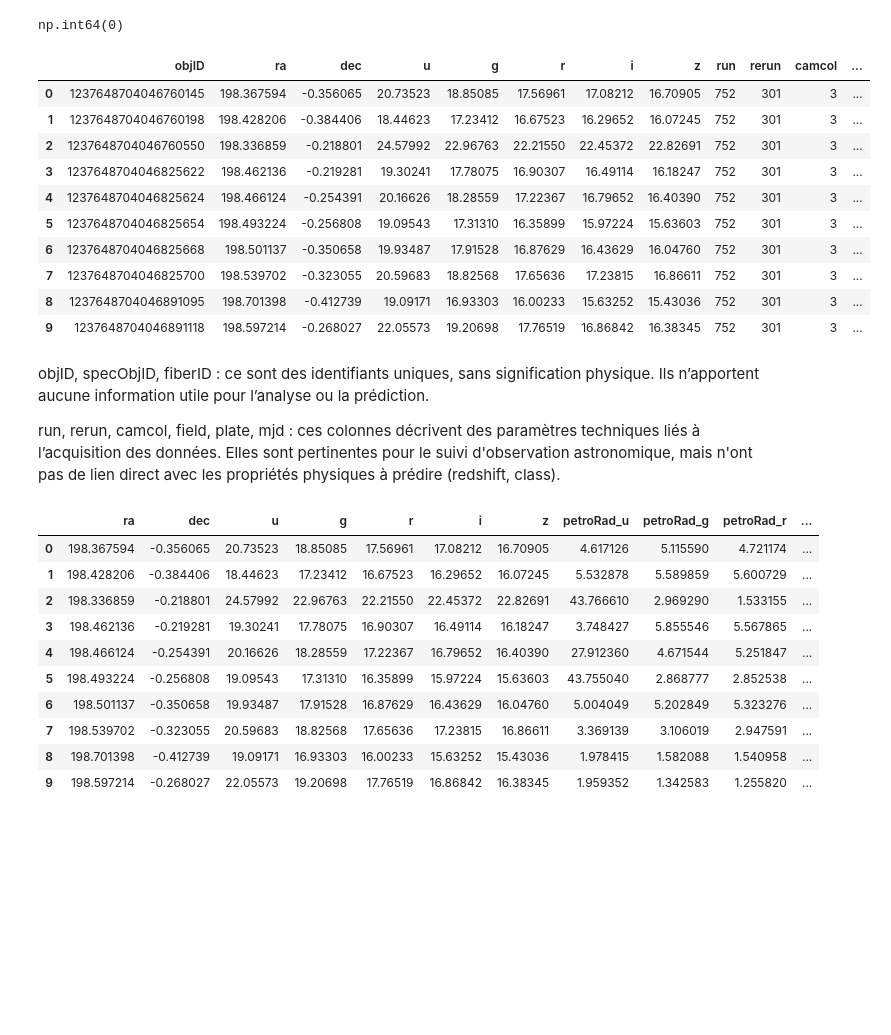
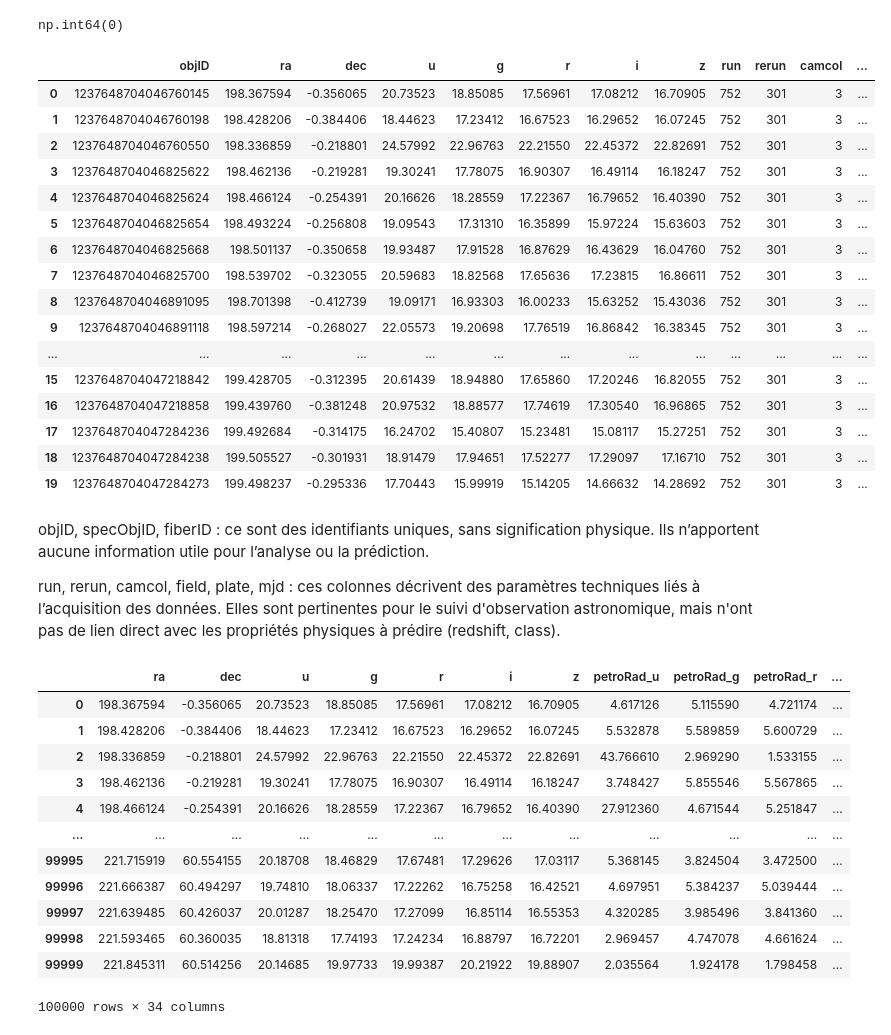
Before and after one commit to FDSena/SDSS_PROJECT_DA, a Jupyter notebook: projet.ipynb, the cells around one changed output. Saved outputs shown, nothing was run; the diff lists cells and outputs as text; code cells hidden in the pictures; blank space fills up the shorter version.

```diff
--- a/projet.ipynb
+++ b/projet.ipynb
@@ -21,23 +21,29 @@ np.int64(0)
 # %%
 # Désactiver toute limite d'affichage de colonnes
 pd.set_option("display.max_columns", None)
 pd.set_option("display.width", None)  # Largeur illimitée
 pd.set_option("display.max_colwidth", None)  # Largeur de chaque cellule
 
 # Afficher les 10 premières lignes avec toutes les colonnes visibles
-df.head(10)
+df.head(20)
 # %% [output]
 |  | objID | ra | dec | u | g | r | i | z | run | rerun | camcol | ... |
 | 0 | 1237648704046760145 | 198.367594 | -0.356065 | 20.73523 | 18.85085 | 17.56961 | 17.08212 | 16.70905 | 752 | 301 | 3 | ... |
 | 1 | 1237648704046760198 | 198.428206 | -0.384406 | 18.44623 | 17.23412 | 16.67523 | 16.29652 | 16.07245 | 752 | 301 | 3 | ... |
 | 2 | 1237648704046760550 | 198.336859 | -0.218801 | 24.57992 | 22.96763 | 22.21550 | 22.45372 | 22.82691 | 752 | 301 | 3 | ... |
 | 3 | 1237648704046825622 | 198.462136 | -0.219281 | 19.30241 | 17.78075 | 16.90307 | 16.49114 | 16.18247 | 752 | 301 | 3 | ... |
 | 4 | 1237648704046825624 | 198.466124 | -0.254391 | 20.16626 | 18.28559 | 17.22367 | 16.79652 | 16.40390 | 752 | 301 | 3 | ... |
 | 5 | 1237648704046825654 | 198.493224 | -0.256808 | 19.09543 | 17.31310 | 16.35899 | 15.97224 | 15.63603 | 752 | 301 | 3 | ... |
 | 6 | 1237648704046825668 | 198.501137 | -0.350658 | 19.93487 | 17.91528 | 16.87629 | 16.43629 | 16.04760 | 752 | 301 | 3 | ... |
 | 7 | 1237648704046825700 | 198.539702 | -0.323055 | 20.59683 | 18.82568 | 17.65636 | 17.23815 | 16.86611 | 752 | 301 | 3 | ... |
 | 8 | 1237648704046891095 | 198.701398 | -0.412739 | 19.09171 | 16.93303 | 16.00233 | 15.63252 | 15.43036 | 752 | 301 | 3 | ... |
 | 9 | 1237648704046891118 | 198.597214 | -0.268027 | 22.05573 | 19.20698 | 17.76519 | 16.86842 | 16.38345 | 752 | 301 | 3 | ... |
+| ... | ... | ... | ... | ... | ... | ... | ... | ... | ... | ... | ... | ... |
+| 15 | 1237648704047218842 | 199.428705 | -0.312395 | 20.61439 | 18.94880 | 17.65860 | 17.20246 | 16.82055 | 752 | 301 | 3 | ... |
+| 16 | 1237648704047218858 | 199.439760 | -0.381248 | 20.97532 | 18.88577 | 17.74619 | 17.30540 | 16.96865 | 752 | 301 | 3 | ... |
+| 17 | 1237648704047284236 | 199.492684 | -0.314175 | 16.24702 | 15.40807 | 15.23481 | 15.08117 | 15.27251 | 752 | 301 | 3 | ... |
+| 18 | 1237648704047284238 | 199.505527 | -0.301931 | 18.91479 | 17.94651 | 17.52277 | 17.29097 | 17.16710 | 752 | 301 | 3 | ... |
+| 19 | 1237648704047284273 | 199.498237 | -0.295336 | 17.70443 | 15.99919 | 15.14205 | 14.66632 | 14.28692 | 752 | 301 | 3 | ... |
 # %% [markdown]
 objID, specObjID, fiberID : ce sont des identifiants uniques, sans signification physique. Ils n’apportent aucune information utile pour l’analyse ou la prédiction.
 
@@ -49,7 +55,7 @@ df = df.drop(columns=[
     "plate", "mjd", "fiberID"
 ])
 # %%
-df.head(10)
+df
 # %% [output]
 |  | ra | dec | u | g | r | i | z | petroRad_u | petroRad_g | petroRad_r | ... |
 | 0 | 198.367594 | -0.356065 | 20.73523 | 18.85085 | 17.56961 | 17.08212 | 16.70905 | 4.617126 | 5.115590 | 4.721174 | ... |
@@ -57,8 +63,10 @@ df.head(10)
 | 2 | 198.336859 | -0.218801 | 24.57992 | 22.96763 | 22.21550 | 22.45372 | 22.82691 | 43.766610 | 2.969290 | 1.533155 | ... |
 | 3 | 198.462136 | -0.219281 | 19.30241 | 17.78075 | 16.90307 | 16.49114 | 16.18247 | 3.748427 | 5.855546 | 5.567865 | ... |
 | 4 | 198.466124 | -0.254391 | 20.16626 | 18.28559 | 17.22367 | 16.79652 | 16.40390 | 27.912360 | 4.671544 | 5.251847 | ... |
-| 5 | 198.493224 | -0.256808 | 19.09543 | 17.31310 | 16.35899 | 15.97224 | 15.63603 | 43.755040 | 2.868777 | 2.852538 | ... |
-| 6 | 198.501137 | -0.350658 | 19.93487 | 17.91528 | 16.87629 | 16.43629 | 16.04760 | 5.004049 | 5.202849 | 5.323276 | ... |
-| 7 | 198.539702 | -0.323055 | 20.59683 | 18.82568 | 17.65636 | 17.23815 | 16.86611 | 3.369139 | 3.106019 | 2.947591 | ... |
-| 8 | 198.701398 | -0.412739 | 19.09171 | 16.93303 | 16.00233 | 15.63252 | 15.43036 | 1.978415 | 1.582088 | 1.540958 | ... |
-| 9 | 198.597214 | -0.268027 | 22.05573 | 19.20698 | 17.76519 | 16.86842 | 16.38345 | 1.959352 | 1.342583 | 1.255820 | ... |
+| ... | ... | ... | ... | ... | ... | ... | ... | ... | ... | ... | ... |
+| 99995 | 221.715919 | 60.554155 | 20.18708 | 18.46829 | 17.67481 | 17.29626 | 17.03117 | 5.368145 | 3.824504 | 3.472500 | ... |
+| 99996 | 221.666387 | 60.494297 | 19.74810 | 18.06337 | 17.22262 | 16.75258 | 16.42521 | 4.697951 | 5.384237 | 5.039444 | ... |
+| 99997 | 221.639485 | 60.426037 | 20.01287 | 18.25470 | 17.27099 | 16.85114 | 16.55353 | 4.320285 | 3.985496 | 3.841360 | ... |
+| 99998 | 221.593465 | 60.360035 | 18.81318 | 17.74193 | 17.24234 | 16.88797 | 16.72201 | 2.969457 | 4.747078 | 4.661624 | ... |
+| 99999 | 221.845311 | 60.514256 | 20.14685 | 19.97733 | 19.99387 | 20.21922 | 19.88907 | 2.035564 | 1.924178 | 1.798458 | ... |
+100000 rows × 34 columns
```
Also changed, not shown: parts of 43 cells of this notebook.
